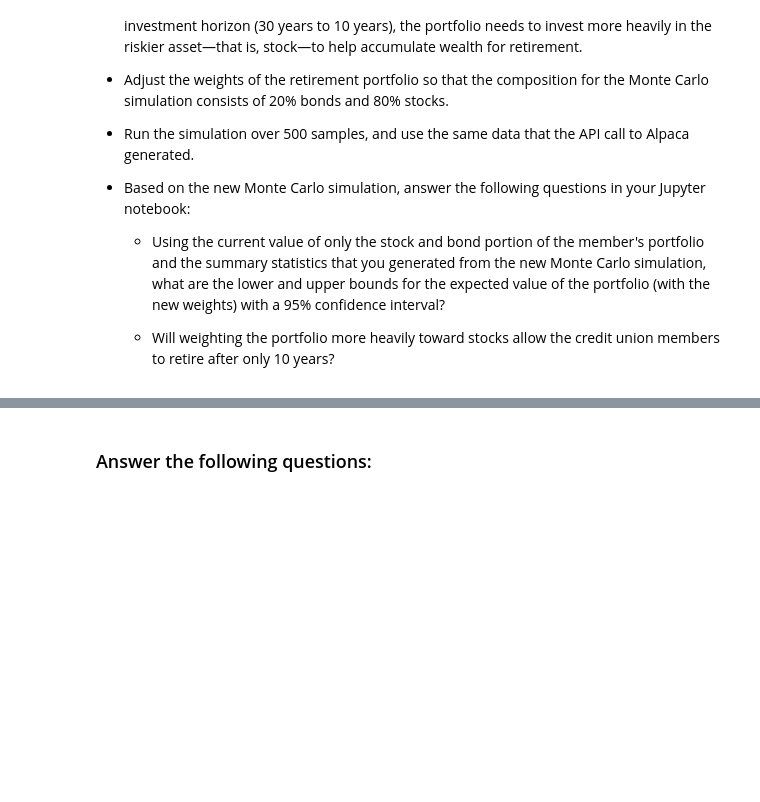
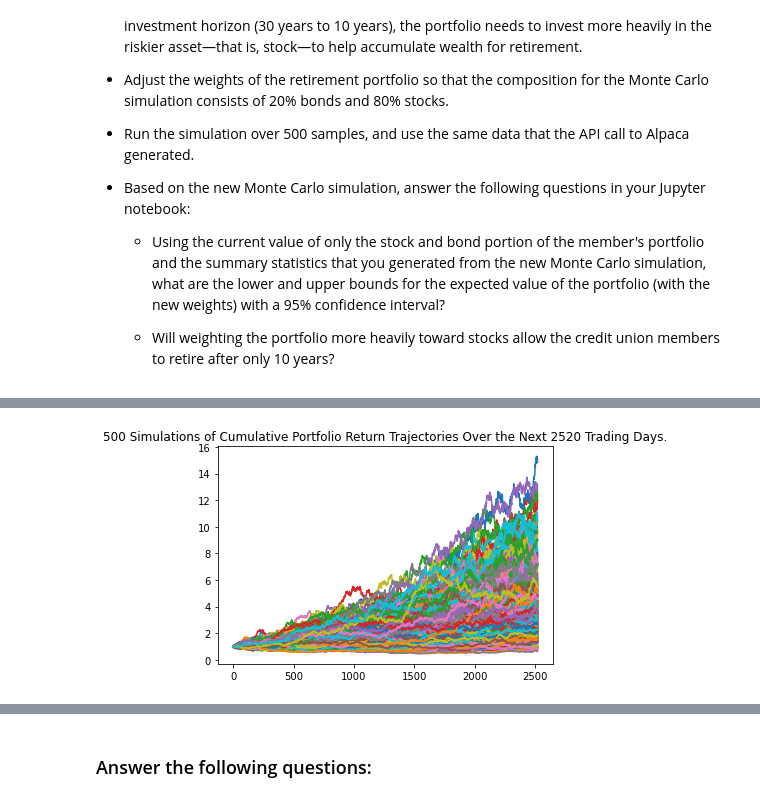
Before and after one commit to dodobirb/5-Financial-Simulations-with-APIs---Statistics-Monte-Carlo-Simulations, a Jupyter notebook: Module_5_Ch_Financial_Simulations_and_APIs/financial_planning_tools.ipynb, the cells around one changed output, grey strips where cells are left out. Cells and saved outputs as stored; diff of their text form; code cells hidden in the pictures; blank space fills up the shorter version.

```diff
--- a/Module_5_Ch_Financial_Simulations_and_APIs/financial_planning_tools.ipynb
+++ b/Module_5_Ch_Financial_Simulations_and_APIs/financial_planning_tools.ipynb
@@ -481,5 +670,13 @@ For this new Monte Carlo simulation, do the following:
 # The weights should be split 20% to AGG and 80% to SPY.
 # Run 500 samples.
 
+MC_20_80_weight = MCSimulation(
+    portfolio_data = market_pricing_3yr_df,
+    weights = [.2, .8],
+    num_simulation = 500,
+    num_trading_days = 252*10
+)
 
 # Review the simulation input data
+
+MC_20_80_weight.portfolio_data.head()
@@ -488,6 +738,10 @@ For this new Monte Carlo simulation, do the following:
 # %%
 # Visualize the 10-year Monte Carlo simulation by creating an
 # overlay line plot
+
+MC_10yr_line_plot = MC_20_80_weight.plot_simulation()
+# %% [output]
+[figure, added]
 # %%
 # Visualize the probability distribution of the 10-year Monte Carlo simulation
 # by plotting a histogram
```
Also changed, not shown: parts of 36 cells of this notebook, 1 other file.
